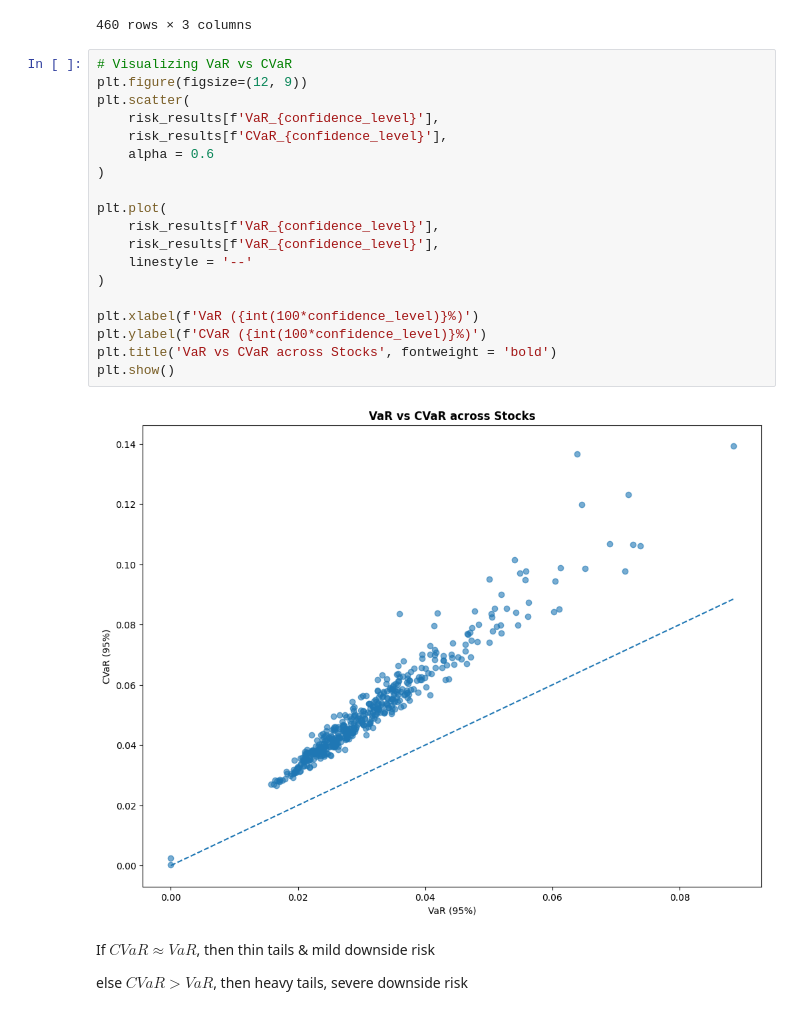
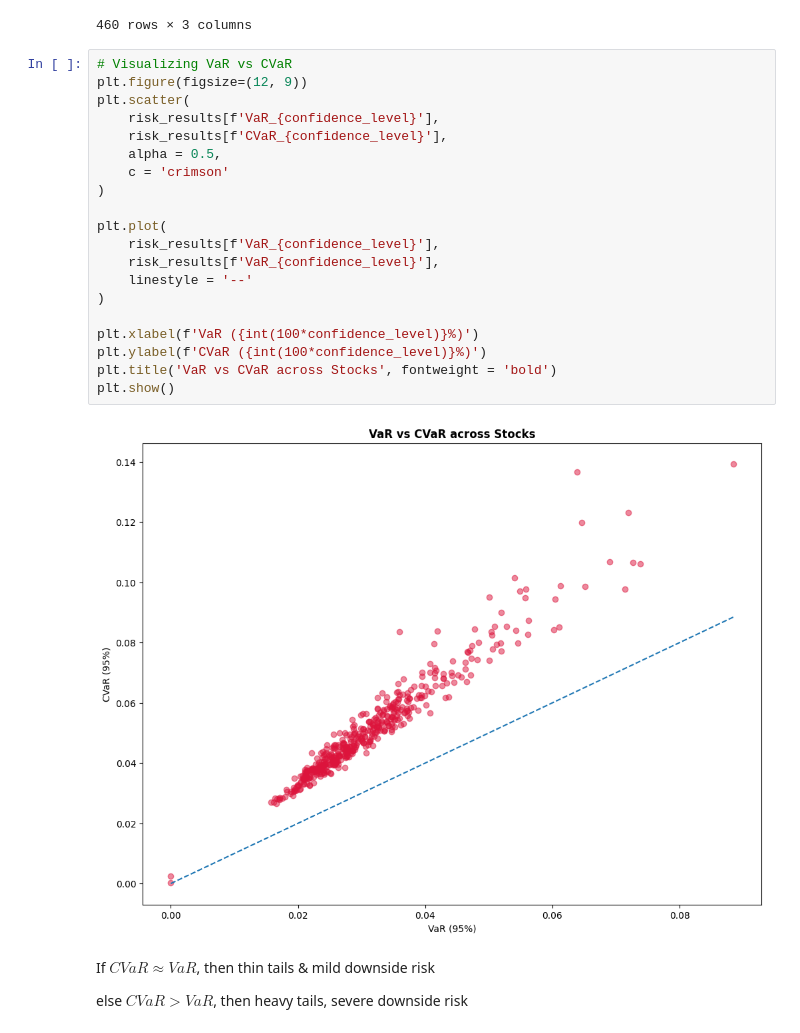
Before and after one commit to gorkemyencak/stock-volatility-time-series-analysis, a Jupyter notebook: main.ipynb, the cells around one changed output. Cells and saved outputs as stored; diff of their text form.

```diff
--- a/main.ipynb
+++ b/main.ipynb
@@ -777,24 +777,25 @@ risk_results
 # %%
 # Visualizing VaR vs CVaR
 plt.figure(figsize=(12, 9))
 plt.scatter(
     risk_results[f'VaR_{confidence_level}'],
     risk_results[f'CVaR_{confidence_level}'],
-    alpha = 0.6
+    alpha = 0.5,
+    c = 'crimson'
 )
 
 plt.plot(
     risk_results[f'VaR_{confidence_level}'],
     risk_results[f'VaR_{confidence_level}'],
     linestyle = '--'
 )
 
 plt.xlabel(f'VaR ({int(100*confidence_level)}%)')
 plt.ylabel(f'CVaR ({int(100*confidence_level)}%)')
 plt.title('VaR vs CVaR across Stocks', fontweight = 'bold')
 plt.show()
 # %% [output]
-[figure, old version]
+[figure, new version]
 # %% [markdown]
 If $CVaR \approx VaR$, then thin tails & mild downside risk
 
```
Also changed, not shown: parts of 4 cells of this notebook.
